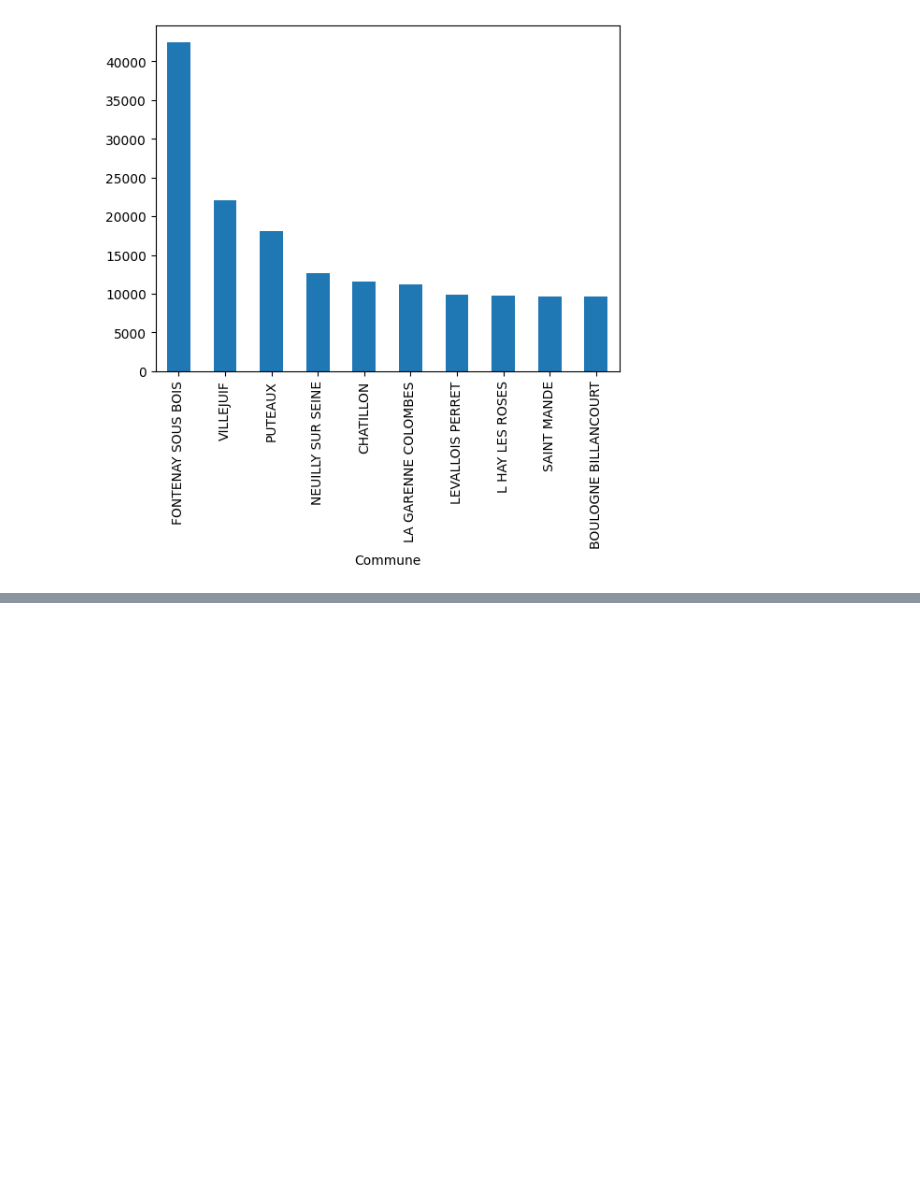
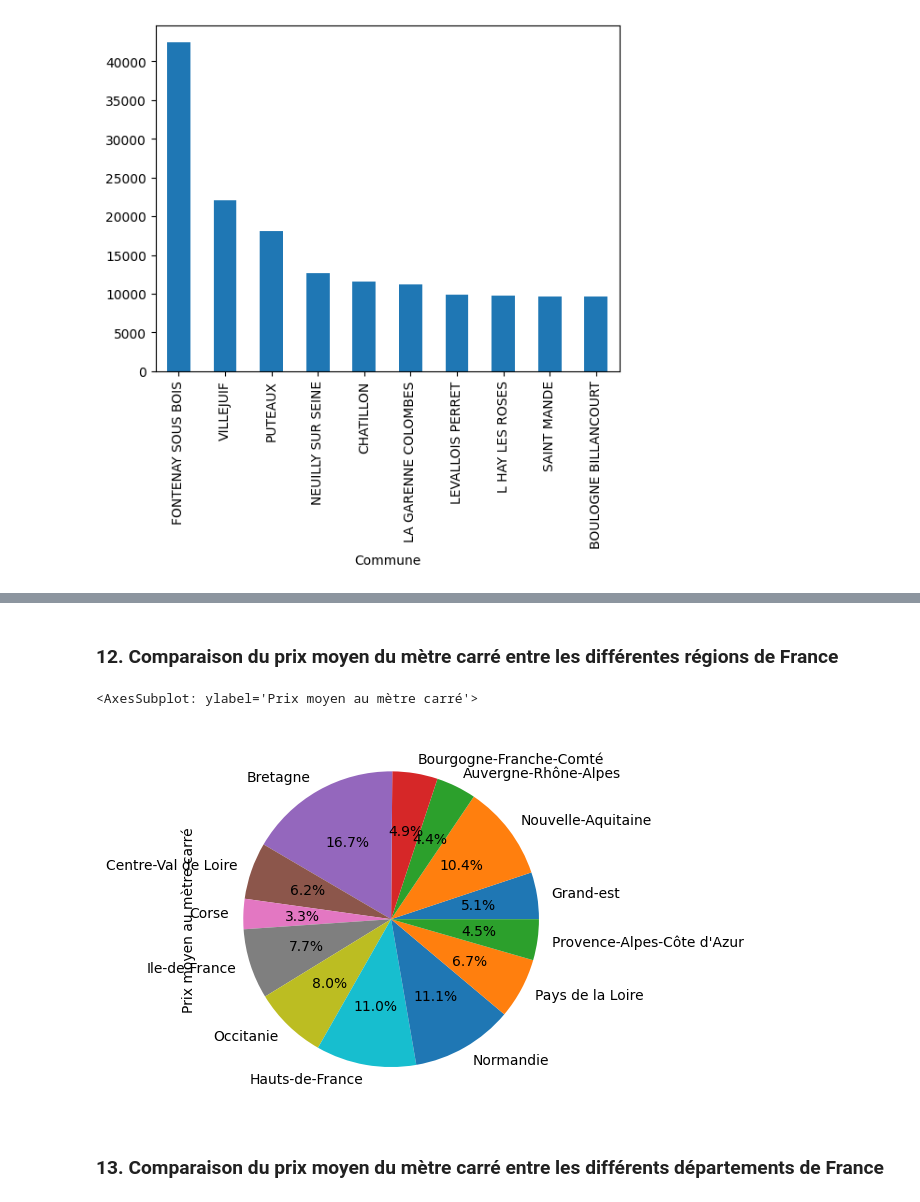
Before and after one commit to yannvillellas/Analysis-of-DVF-data, a Jupyter notebook: rapport.ipynb, the cells around one changed output, grey strips where cells are left out. Drawn from its saved outputs; the diff is of its cells as text; code cells hidden in the pictures; blank space fills up the shorter version.

Commit message:
Add 15 analysis. Need the comparaison before COVID-19

```diff
--- a/rapport.ipynb
+++ b/rapport.ipynb
@@ -381,0 +399,40 @@ prix_m2_petite_couronne.plot(kind='bar', x='Commune', y='Prix moyen au mètre ca
+# %% [markdown]
+### 12. Comparaison du prix moyen du mètre carré entre les différentes régions de France
+# %%
+#Comparaison du prix moyen du mètre carré entre les différentes régions de France
+
+group_by_department = dvf2022.groupby('Code departement')['Valeur fonciere'].mean() / dvf2022.groupby('Code departement')['Metre carre'].mean()
+
+#On enlève les départements d'outre mer
+group_by_department = group_by_department.drop(['971', '972', '973', '974'])
+
+#On regroupe par région
+region = {
+    "Grand-est": ['08', '10', '51', '52', '54', '55', '88'], #'57', '67', '68', manquant car le dvf ne contient pas l'alsace-moselle
+    "Nouvelle-Aquitaine": ['16', '17', '19', '23', '24', '33', '40', '47', '64', '79', '86', '87'],
+    "Auvergne-Rhône-Alpes": ['01', '03', '07', '15', '26', '38', '42', '43', '63', '69', '73', '74'],
+    "Bourgogne-Franche-Comté": ['21', '25', '39', '58', '70', '71', '89', '90'],
+    "Bretagne": ['22', '29', '35', '56'],
+    "Centre-Val de Loire": ['18', '28', '36', '37', '41', '45'],
+    "Corse": ['2A', '2B'],
+    "Ile-de-France": ['75', '77', '78', '91', '92', '93', '94', '95'],
+    "Occitanie": ['09', '11', '12', '30', '31', '32', '34', '46', '48', '65', '66', '81', '82'],
+    "Hauts-de-France": ['02', '59', '60', '62', '80'],
+    "Normandie": ['14', '27', '50', '61', '76'],
+    "Pays de la Loire": ['44', '49', '53', '72', '85'],
+    "Provence-Alpes-Côte d'Azur": ['04', '05', '06', '13', '83', '84']
+}
+
+#On créé un tableau qui regroupe les régions
+group_by_region = []
+for key, value in region.items():
+    group_by_region.append([key,group_by_department[value].mean()])
+
+#On fait un pie chart
+group_by_region = pd.DataFrame(group_by_region, columns=['Region', 'Prix moyen au mètre carré'])
+group_by_region.plot(kind='pie', y='Prix moyen au mètre carré', labels=group_by_region['Region'], autopct='%1.1f%%', legend=False)
+# %% [output]
+<AxesSubplot: ylabel='Prix moyen au mètre carré'>
+[figure, added]
+# %% [markdown]
+### 13. Comparaison du prix moyen du mètre carré entre les différents départements de France
```
Also changed, not shown: parts of 11 cells of this notebook, 2 other files.
